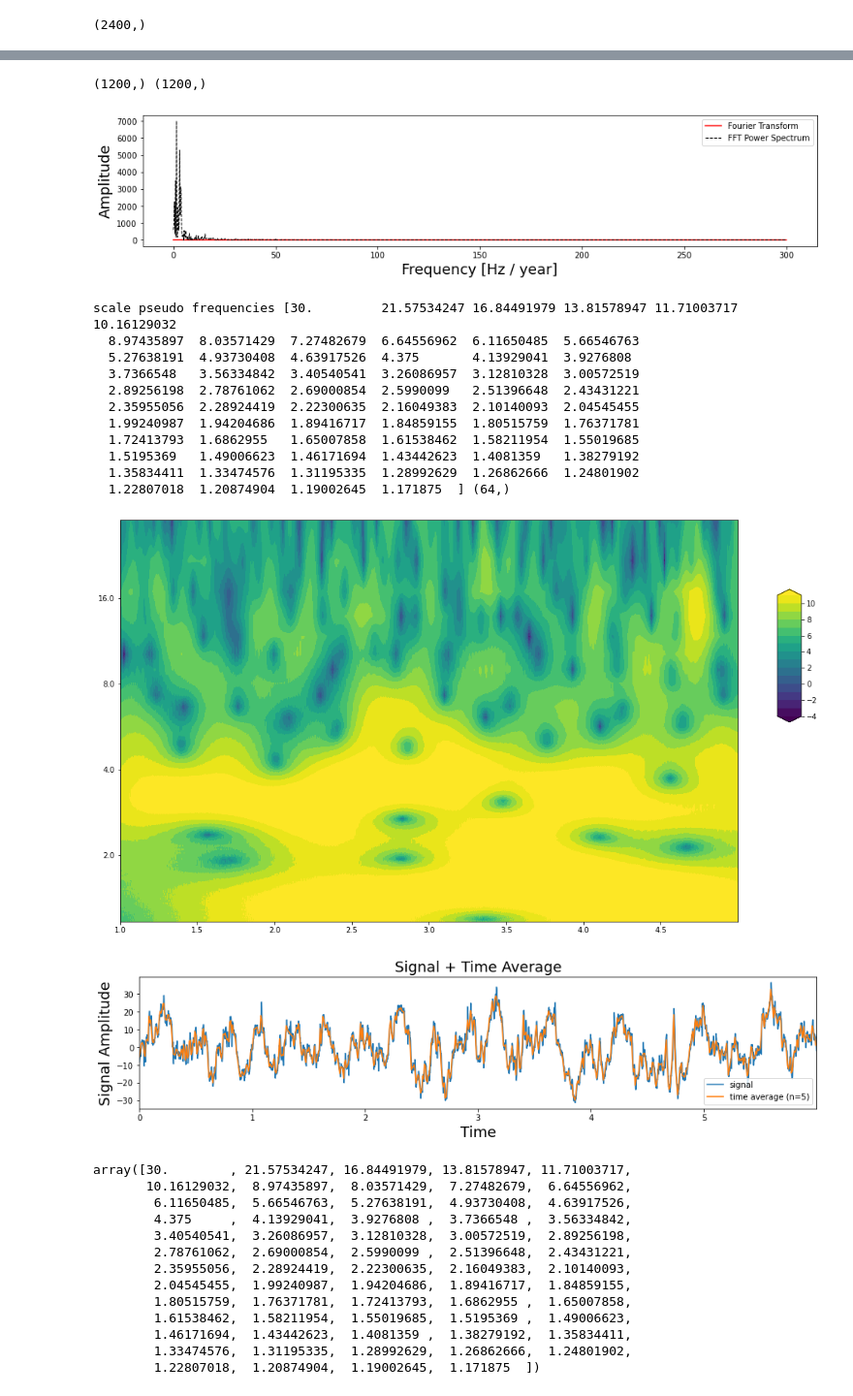
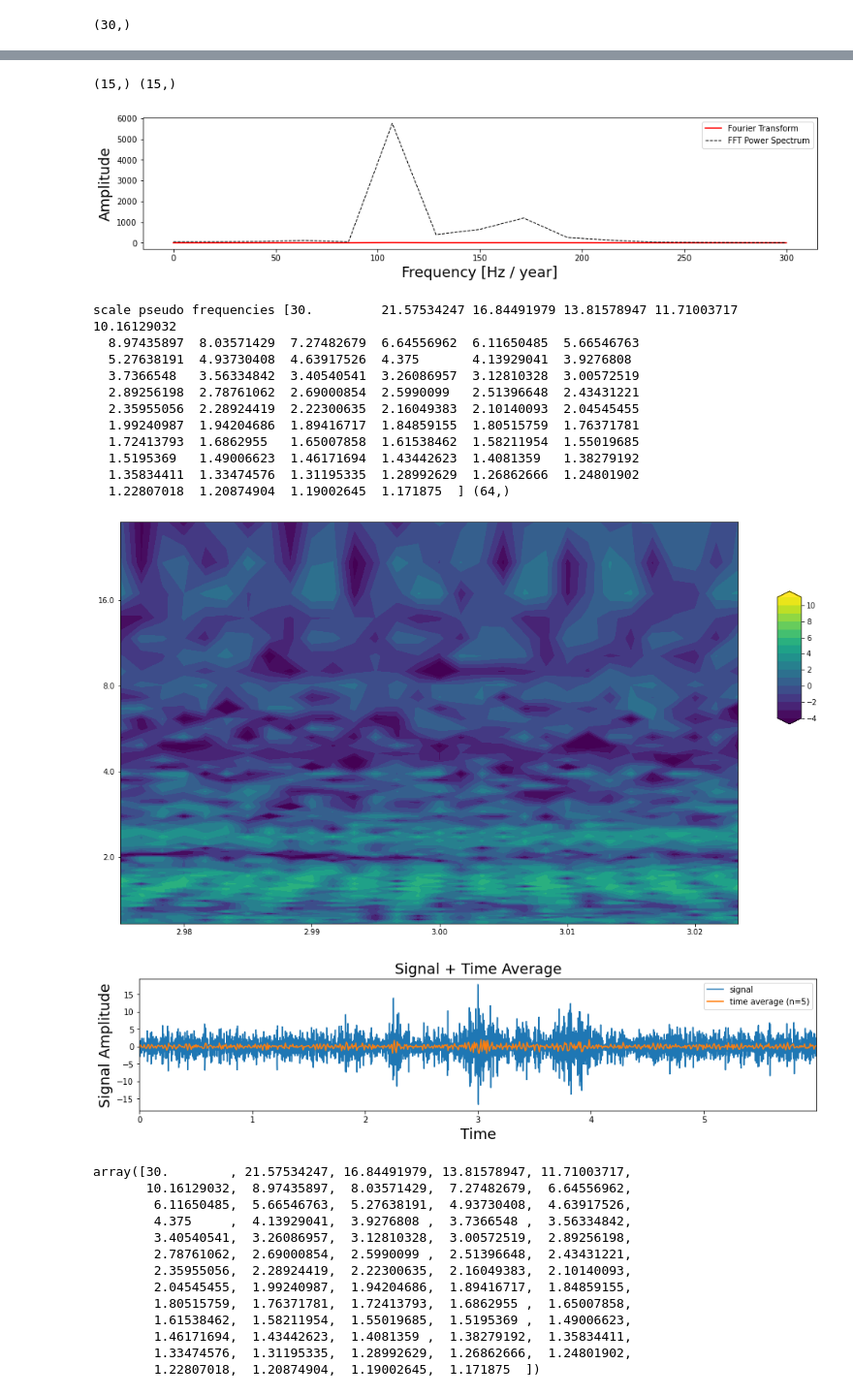
Before and after one commit to genzellab/ripple-classifier, a Jupyter notebook: plots.ipynb, the cells around one changed output, grey strips where cells are left out. Shown at 97% size. Cells and saved outputs as stored; diff of their text form; code cells hidden in the pictures.

```diff
--- a/plots.ipynb
+++ b/plots.ipynb
@@ -11,6 +11,6 @@ import pywt
 # read .mat file
 from scipy.io import loadmat
 mat = loadmat('data/HPCpyra/HPCpyra_events_ratID3.mat')
-mat = loadmat('data/PFCshal/PFCshal_events_ratID3.mat')
+# mat = loadmat('data/PFCshal/PFCshal_events_ratID3.mat')
 mat.keys()
 # %% [output]
@@ -18,5 +18,5 @@ dict_keys(['__header__', '__version__', '__globals__', 'PFCshal_complex_swr_veh'
 # %%
-dataset = 'PFCshal_swr_veh'
+dataset = 'HPCpyra_ripple_veh'
 y, sr = mat[dataset][0] , 600
 
 spec = np.abs(librosa.stft(y,))
@@ -170,7 +167,7 @@ df, sr= pd.DataFrame(mat[dataset][0]), 600
 N = df.shape[0]
 t0=0
 dt=1/sr
-duration = 4
+duration = 0.05
 time = np.arange(int(N/2 - duration/2*sr), int(N/2 + duration/2*sr)) * dt + t0
 signal = df.values.squeeze()[int(N/2-duration/2*sr):int(N/2+ duration/2*sr)]
 print(time.shape)
@@ -186,4 +183,4 @@ time = np.arange(int(N/2 - duration/2*sr), int(N/2 + duration/2*sr)) * dt + t0
 signal = df.values.squeeze()[int(N/2-duration/2*sr):int(N/2+ duration/2*sr)]
 plot_signal_plus_average(time, signal)
 # %% [output]
-(2400,)
+(30,)
@@ -191,18 +188,18 @@ plot_signal_plus_average(time, signal)
-(1200,) (1200,)
+(15,) (15,)
-[figure, old version]
+[figure, new version]
 scale pseudo frequencies [30.         21.57534247 16.84491979 13.81578947 11.71003717 10.16129032
   8.97435897  8.03571429  7.27482679  6.64556962  6.11650485  5.66546763
   5.27638191  4.93730408  4.63917526  4.375       4.13929041  3.9276808
   3.7366548   3.56334842  3.40540541  3.26086957  3.12810328  3.00572519
   2.89256198  2.78761062  2.69000854  2.5990099   2.51396648  2.43431221
   2.35955056  2.28924419  2.22300635  2.16049383  2.10140093  2.04545455
   1.99240987  1.94204686  1.89416717  1.84859155  1.80515759  1.76371781
   1.72413793  1.6862955   1.65007858  1.61538462  1.58211954  1.55019685
   1.5195369   1.49006623  1.46171694  1.43442623  1.4081359   1.38279192
   1.35834411  1.33474576  1.31195335  1.28992629  1.26862666  1.24801902
   1.22807018  1.20874904  1.19002645  1.171875  ] (64,)
-[figure, old version]
+[figure, new version]
-[figure, old version]
+[figure, new version]
 # %%
 #check relation between scales and frequencies
 pywt.scale2frequency('cmor1.5-1.0',np.linspace(20,512, 64))/dt
```
Also changed, not shown: parts of 5 cells of this notebook, 1 other file.
